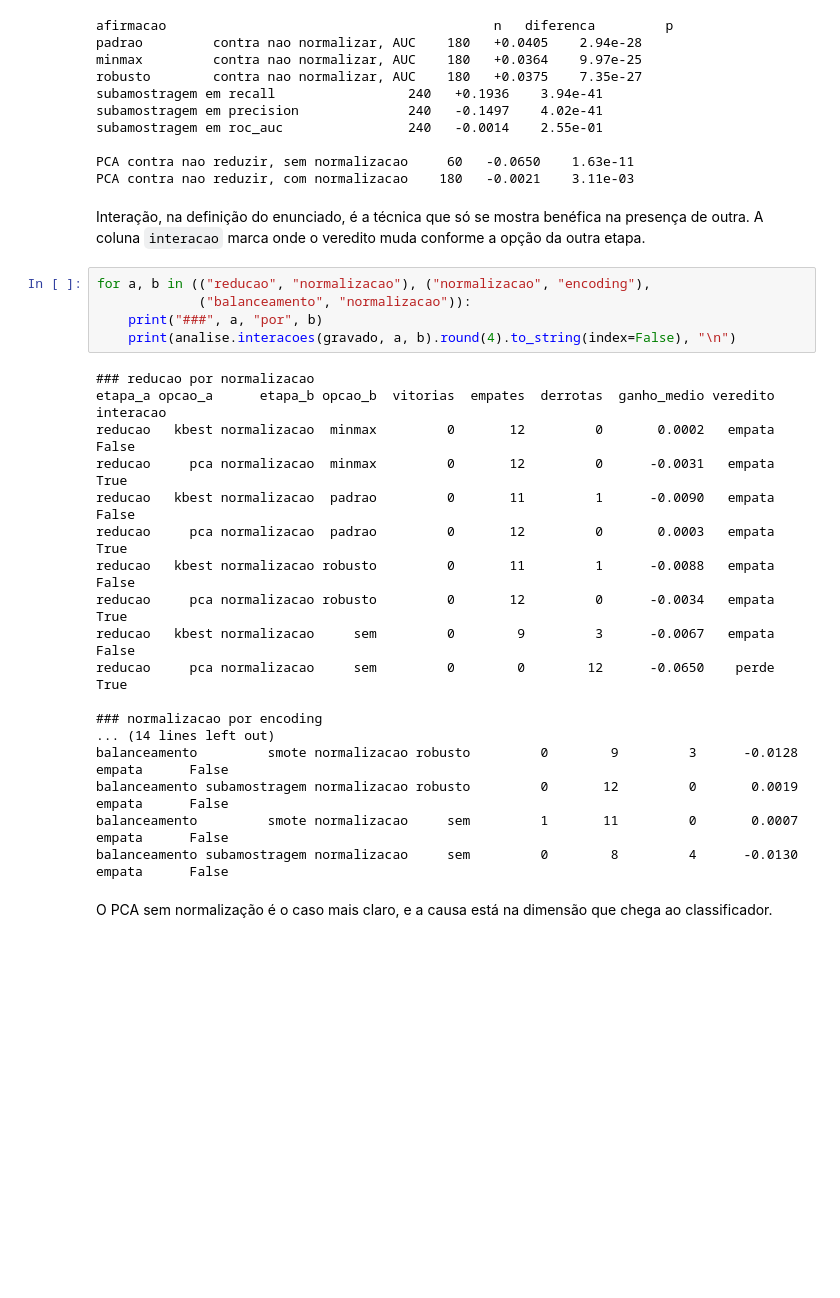
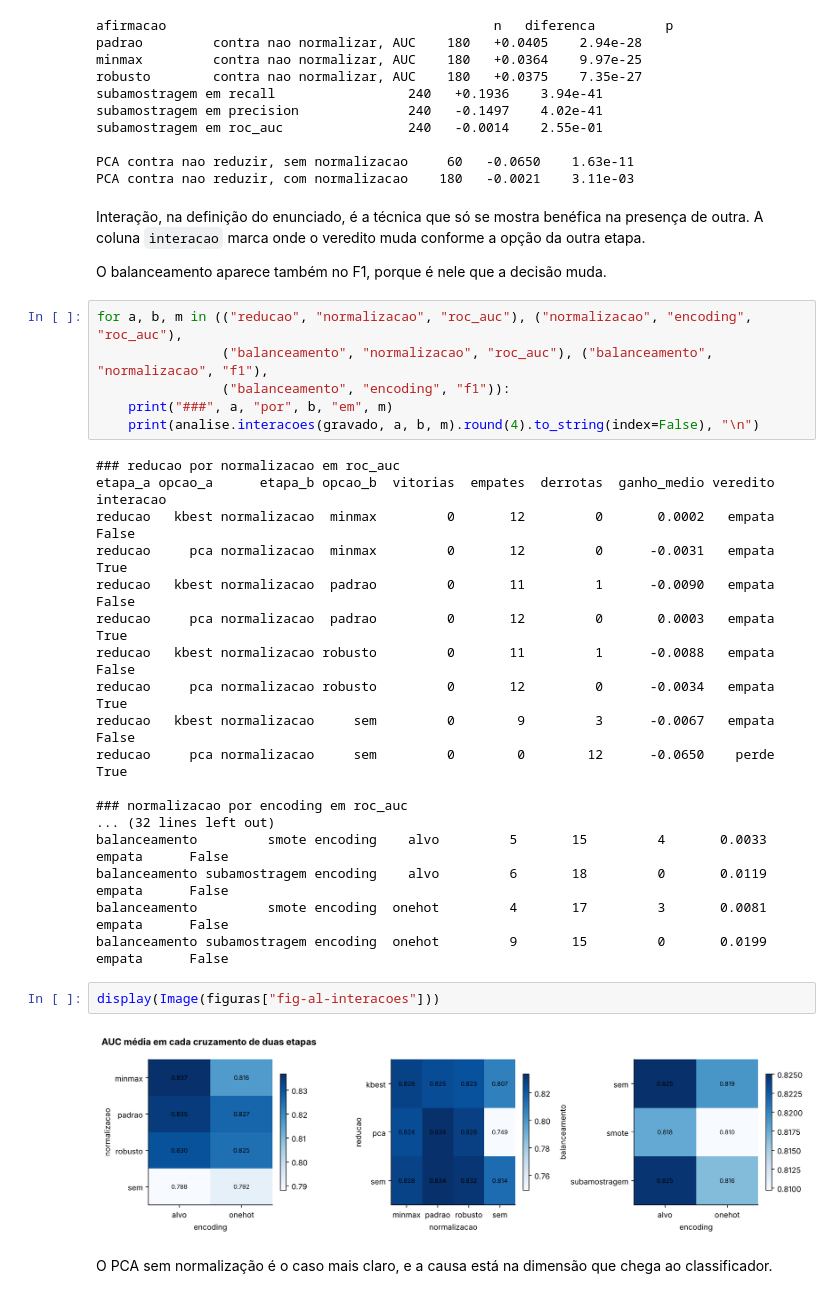
Before and after one commit to anaraque-l/bilheteria-cinema-brasileiro, a Jupyter notebook: notebooks/Entrega_2_Grupo_11_Ana_Laura,_Ana_Raquel_e_Laura_Virginia_(cinema).ipynb, the cells around one changed output. Cells and saved outputs as stored; diff of their text form; blank space fills up the shorter version.

```diff
--- a/notebooks/Entrega_2_Grupo_11_Ana_Laura,_Ana_Raquel_e_Laura_Virginia_(cinema).ipynb
+++ b/notebooks/Entrega_2_Grupo_11_Ana_Laura,_Ana_Raquel_e_Laura_Virginia_(cinema).ipynb
@@ -391,13 +404,16 @@ PCA contra nao reduzir, com normalizacao    180   -0.0021    3.11e-03
 # %% [markdown]
 Interação, na definição do enunciado, é a técnica que só se mostra benéfica na presença de
 outra. A coluna `interacao` marca onde o veredito muda conforme a opção da outra etapa.
+
+O balanceamento aparece também no F1, porque é nele que a decisão muda.
 # %%
-for a, b in (("reducao", "normalizacao"), ("normalizacao", "encoding"),
-             ("balanceamento", "normalizacao")):
-    print("###", a, "por", b)
-    print(analise.interacoes(gravado, a, b).round(4).to_string(index=False), "\n")
+for a, b, m in (("reducao", "normalizacao", "roc_auc"), ("normalizacao", "encoding", "roc_auc"),
+                ("balanceamento", "normalizacao", "roc_auc"), ("balanceamento", "normalizacao", "f1"),
+                ("balanceamento", "encoding", "f1")):
+    print("###", a, "por", b, "em", m)
+    print(analise.interacoes(gravado, a, b, m).round(4).to_string(index=False), "\n")
 # %% [output]
-### reducao por normalizacao
+### reducao por normalizacao em roc_auc
 etapa_a opcao_a      etapa_b opcao_b  vitorias  empates  derrotas  ganho_medio veredito  interacao
 reducao   kbest normalizacao  minmax         0       12         0       0.0002   empata      False
 reducao     pca normalizacao  minmax         0       12         0      -0.0031   empata       True
@@ -408,12 +424,16 @@ reducao     pca normalizacao robusto         0       12         0      -0.0034
 reducao   kbest normalizacao     sem         0        9         3      -0.0067   empata      False
 reducao     pca normalizacao     sem         0        0        12      -0.0650    perde       True
 
-### normalizacao por encoding
-... (14 lines left out)
-balanceamento         smote normalizacao robusto         0        9         3      -0.0128   empata      False
-balanceamento subamostragem normalizacao robusto         0       12         0       0.0019   empata      False
-balanceamento         smote normalizacao     sem         1       11         0       0.0007   empata      False
-balanceamento subamostragem normalizacao     sem         0        8         4      -0.0130   empata      False
+### normalizacao por encoding em roc_auc
+... (32 lines left out)
+balanceamento         smote encoding    alvo         5       15         4       0.0033   empata      False
+balanceamento subamostragem encoding    alvo         6       18         0       0.0119   empata      False
+balanceamento         smote encoding  onehot         4       17         3       0.0081   empata      False
+balanceamento subamostragem encoding  onehot         9       15         0       0.0199   empata      False
+# %%
+display(Image(figuras["fig-al-interacoes"]))
+# %% [output]
+[figure, added]
 # %% [markdown]
 O PCA sem normalização é o caso mais claro, e a causa está na dimensão que chega ao
 classificador.
```
Also changed, not shown: parts of 13 cells of this notebook, 14 other files.
